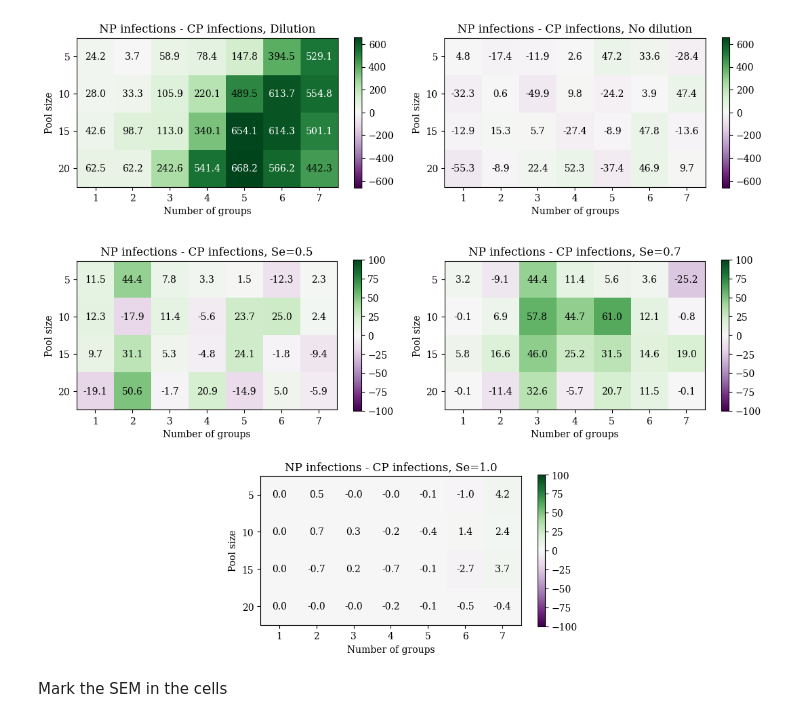
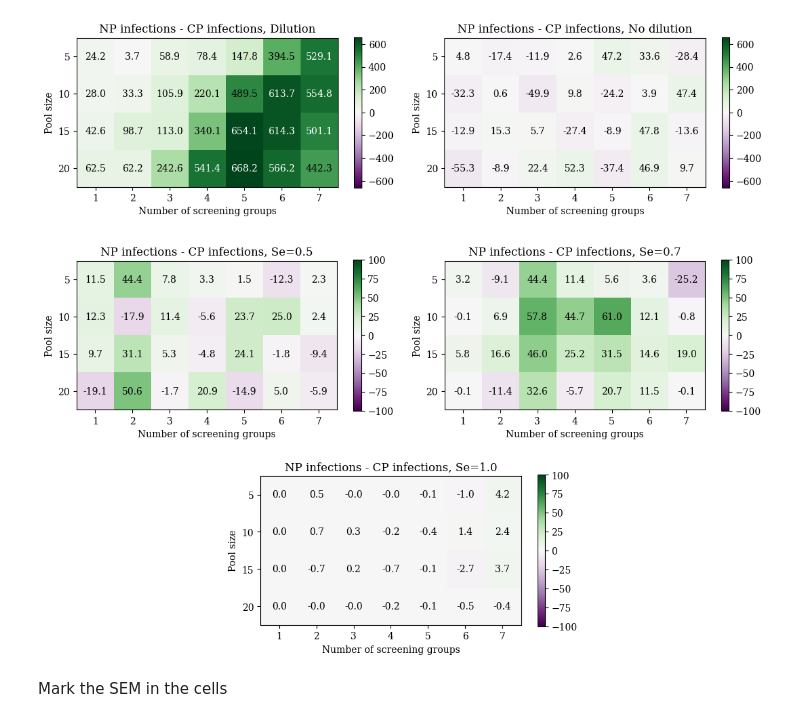
Before and after one commit to zyyjjj/corr_pooling_seirsplus, a Jupyter notebook: notebooks/figures_finalized/Fig7_EC3_heatmap.ipynb, the cells around one changed output. Saved outputs shown, nothing was run; the diff lists cells and outputs as text; code cells hidden in the pictures.

```diff
--- a/notebooks/figures_finalized/Fig7_EC3_heatmap.ipynb
+++ b/notebooks/figures_finalized/Fig7_EC3_heatmap.ipynb
@@ -68,35 +68,35 @@ for dilute_idx, dilute in enumerate(dilute_l):
             #         i, j,
             #         f"{np.round(diff[i, j],1)}",
             #         # f"{np.round(diff[i, j],2)}\n t={t_stat:.2f}",
             #         ha='center', va='center', color=colors[np.abs(diff[i, j]) > 500], fontsize=10)
             # else:
             #     axs[dilute_idx].text(
             #         i, j,
             #         f"{np.round(diff[i, j],1)}",
             #         # f"{np.round(diff[i, j],2)}\n t={t_stat:.2f}",
             #         ha='center', va='center', color='grey', fontsize=10)
 
             axs[dilute_idx].text(
                 i, j,
                 f"{np.round(diff[i, j],1)}",
                 ha='center', va='center', color=colors[np.abs(diff[i, j]) > 500], fontsize=10)
 
     axs[dilute_idx].set_title("NP infections - CP infections, "+dilute_name_mappings[dilute])
     fig.colorbar(
         im,
         shrink=0.6,
         # orientation="horizontal"
     )
     axs[dilute_idx].set_ylabel("Pool size")
     axs[dilute_idx].set_yticks(range(4), [5,10,15,20])
-    axs[dilute_idx].set_xlabel("Number of groups")
+    axs[dilute_idx].set_xlabel("Number of screening groups")
     axs[dilute_idx].set_xticks(range(7), range(1,8))
     # plt.show()
 
 plt.tight_layout()
 fig.savefig("../../figures/heatmap_dil_nodil.pdf", bbox_inches='tight')
 # %% [output]
-[figure, old version]
+[figure, new version]
 # %%
 import matplotlib.gridspec as gridspec
 
@@ -160,7 +160,7 @@ for dilute_idx, dilute in enumerate(dilute_l):
     )
     axs[dilute_idx].set_ylabel("Pool size")
     axs[dilute_idx].set_yticks(range(4), [5,10,15,20])
-    axs[dilute_idx].set_xlabel("Number of groups")
+    axs[dilute_idx].set_xlabel("Number of screening groups")
     axs[dilute_idx].set_xticks(range(7), range(1,8))
     # plt.show()
 
@@ -168,7 +168,7 @@ gs.tight_layout(fig)
 
 fig.savefig("../../figures/heatmap_constant_sensitivity.pdf", bbox_inches='tight')
 # %% [output]
-[figure, old version]
+[figure, new version]
 # %% [markdown]
 Mark the SEM in the cells
 # %%
```
Also changed, not shown: 4 other files.
